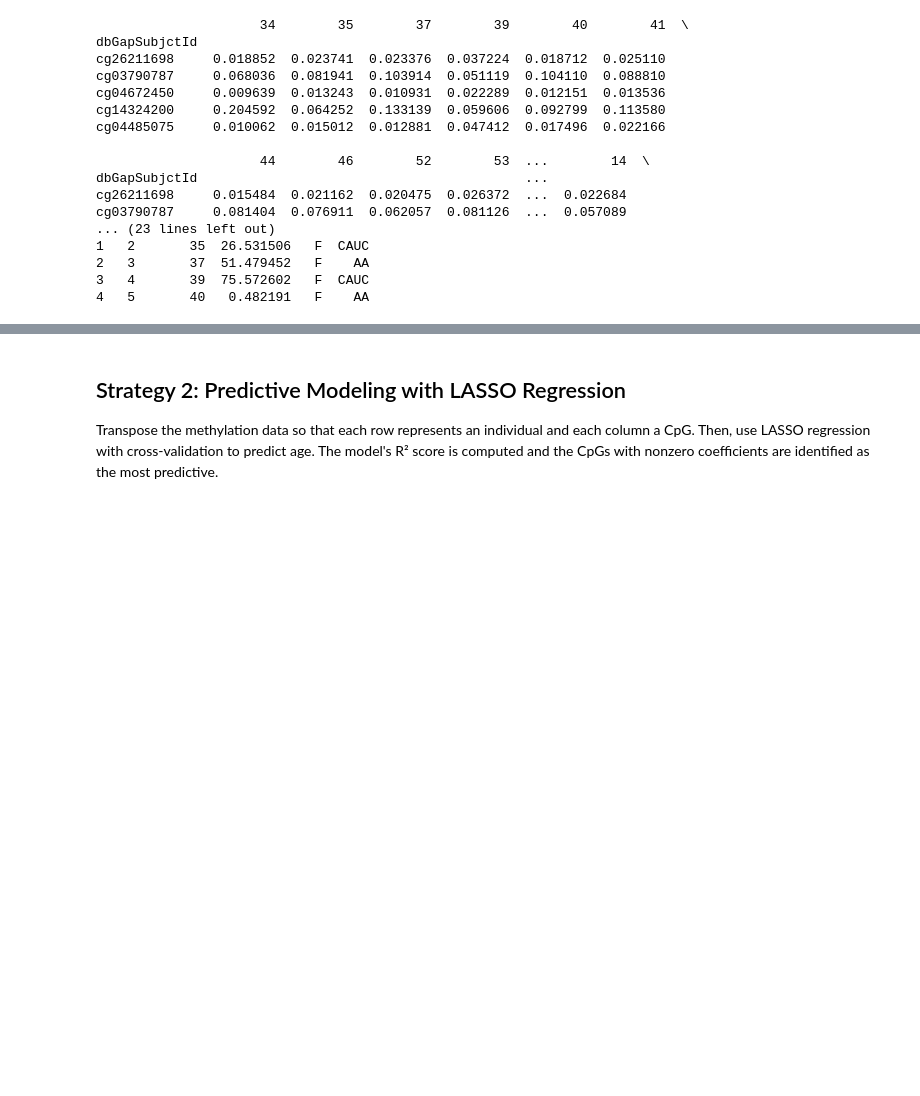
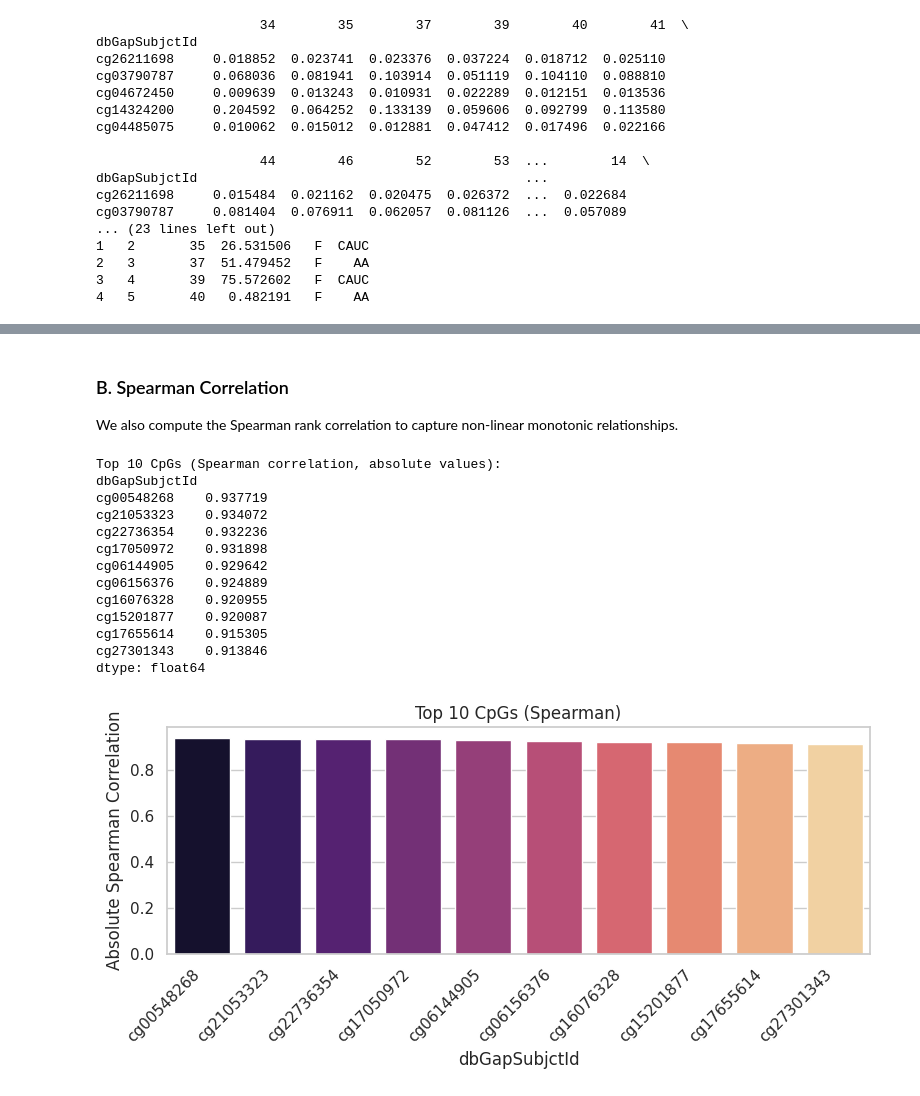
Before and after one commit to ghazl94/ghazl94.github.io, a Jupyter notebook: posts/age-methylation.ipynb, the cells around one changed output, grey strips where cells are left out. Drawn from its saved outputs; the diff is of its cells as text; code cells hidden in the pictures; blank space fills up the shorter version.

```diff
--- a/posts/age-methylation.ipynb
+++ b/posts/age-methylation.ipynb
@@ -124,4 +123,40 @@ Passing `palette` without assigning `hue` is deprecated and will be removed in v
-# %% [markdown]
-## Strategy 2: Predictive Modeling with LASSO Regression
-
-Transpose the methylation data so that each row represents an individual and each column a CpG. Then, use LASSO regression with cross-validation to predict age. The model's R² score is computed and the CpGs with nonzero coefficients are identified as the most predictive.
+# %% [markdown]
+### B. Spearman Correlation
+
+We also compute the Spearman rank correlation to capture non-linear monotonic relationships.
+# %%
+# Compute Spearman correlation for each CpG
+def spearman_corr(row):
+    corr, _ = spearmanr(row, age_series)
+    return corr
+
+spearman_corrs = meth_df.apply(spearman_corr, axis=1)
+
+# Display top 10 CpGs by absolute Spearman correlation
+top_spearman = spearman_corrs.abs().sort_values(ascending=False).head(10)
+print("Top 10 CpGs (Spearman correlation, absolute values):")
+print(top_spearman)
+
+# Bar plot
+plt.figure(figsize=(8,4))
+sns.barplot(x=top_spearman.index, y=top_spearman.values, palette="magma", hue=top_spearman.index)
+plt.xticks(rotation=45, ha="right")
+plt.ylabel("Absolute Spearman Correlation")
+plt.title("Top 10 CpGs (Spearman)")
+plt.tight_layout()
+plt.show()
+# %% [output]
+Top 10 CpGs (Spearman correlation, absolute values):
+dbGapSubjctId
+cg00548268    0.937719
+cg21053323    0.934072
+cg22736354    0.932236
+cg17050972    0.931898
+cg06144905    0.929642
+cg06156376    0.924889
+cg16076328    0.920955
+cg15201877    0.920087
+cg17655614    0.915305
+cg27301343    0.913846
+dtype: float64
+[figure, added]
```
Also changed, not shown: parts of 13 cells of this notebook.
